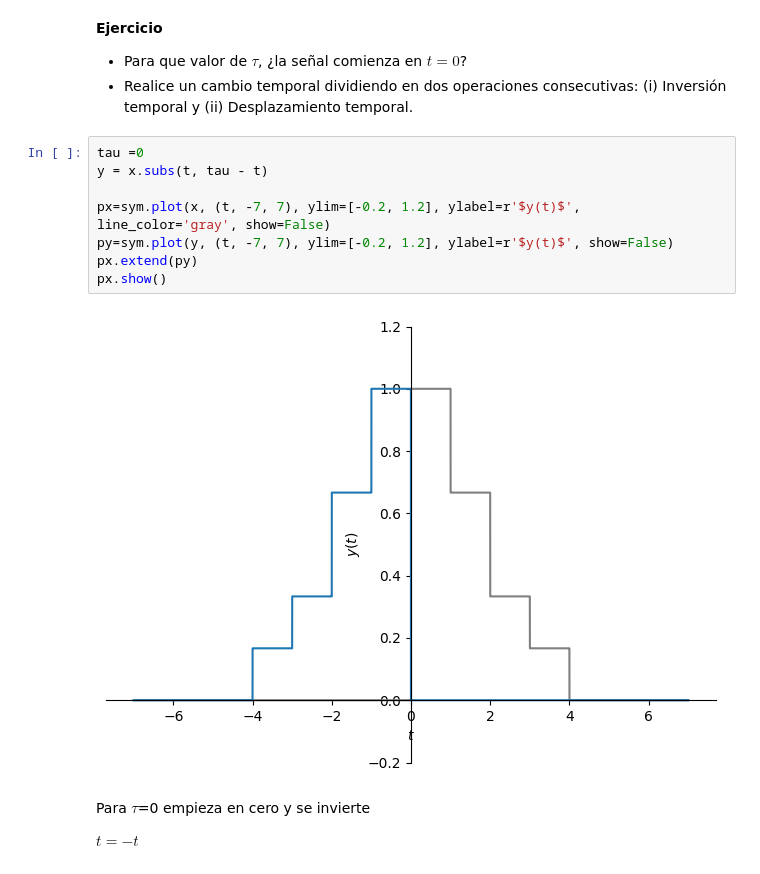
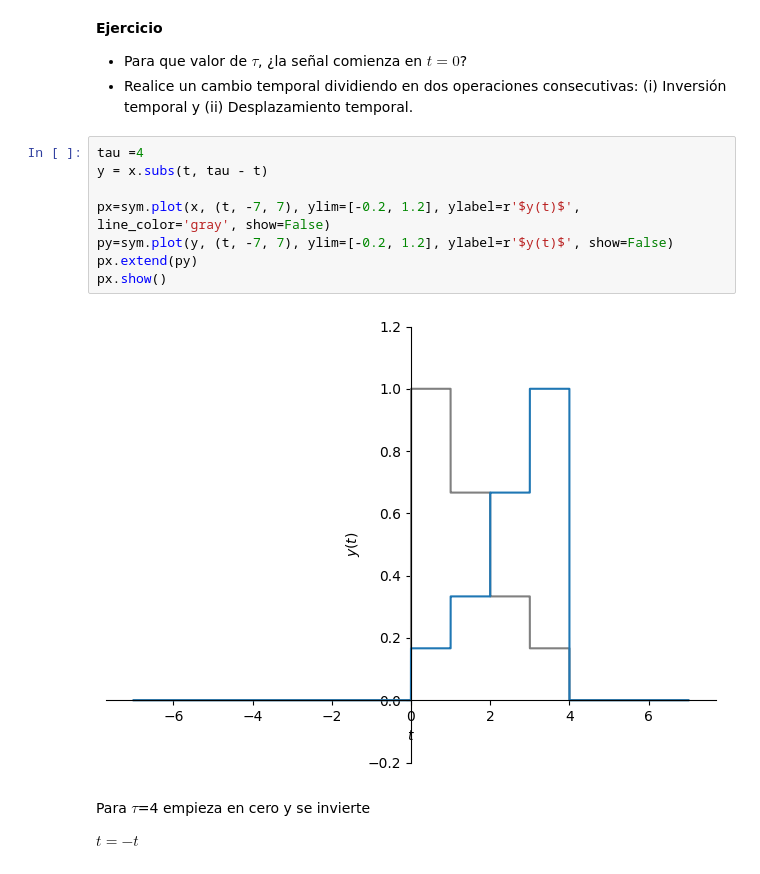
Before and after one commit to juacastanori/SyS, a Jupyter notebook: Pyhon_Señal_Continua.ipynb, the cells around one changed output. Drawn from its saved outputs; the diff is of its cells as text.

```diff
--- a/Pyhon_Señal_Continua.ipynb
+++ b/Pyhon_Señal_Continua.ipynb
@@ -52,16 +59,16 @@ Para a<-1 se comprime
 * Para que valor de $\tau$, ¿la señal comienza en $t=0$?
 * Realice un cambio temporal dividiendo en dos operaciones consecutivas: (i) Inversión temporal y (ii) Desplazamiento temporal.
 # %%
-tau =0
+tau =4
 y = x.subs(t, tau - t)
 
 px=sym.plot(x, (t, -7, 7), ylim=[-0.2, 1.2], ylabel=r'$y(t)$', line_color='gray', show=False)
 py=sym.plot(y, (t, -7, 7), ylim=[-0.2, 1.2], ylabel=r'$y(t)$', show=False)
 px.extend(py)
 px.show()
 # %% [output]
-[figure, old version]
+[figure, new version]
 # %% [markdown]
-Para $\tau$=0 empieza en cero y se invierte
+Para $\tau$=4 empieza en cero y se invierte
 
 $t=-t$
```
Also changed, not shown: parts of 3 cells of this notebook.
